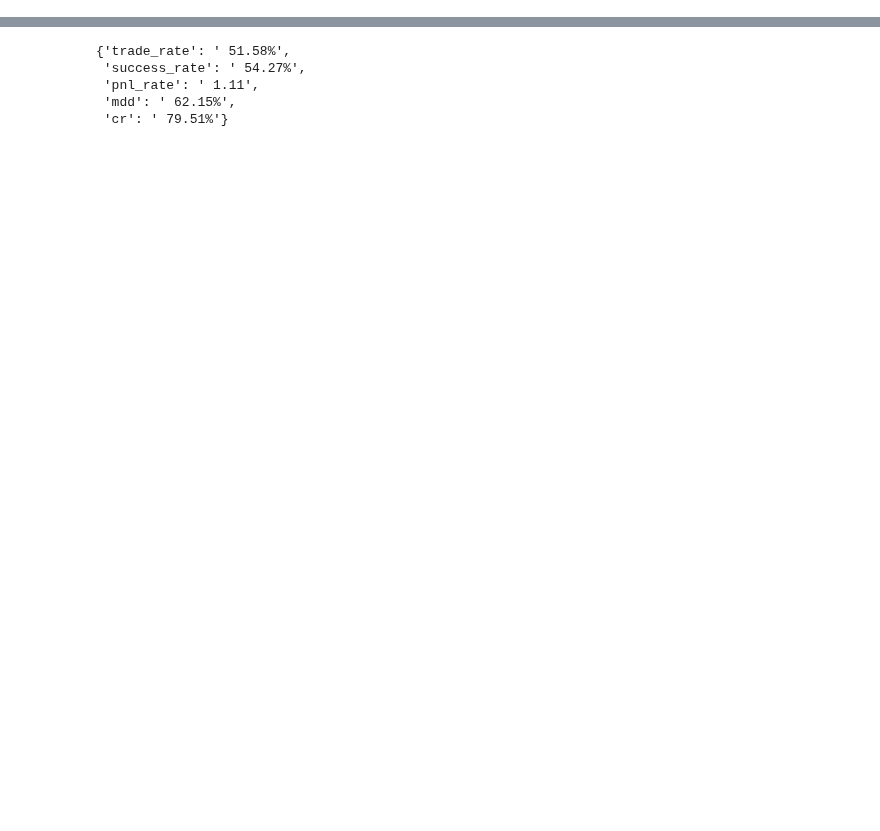
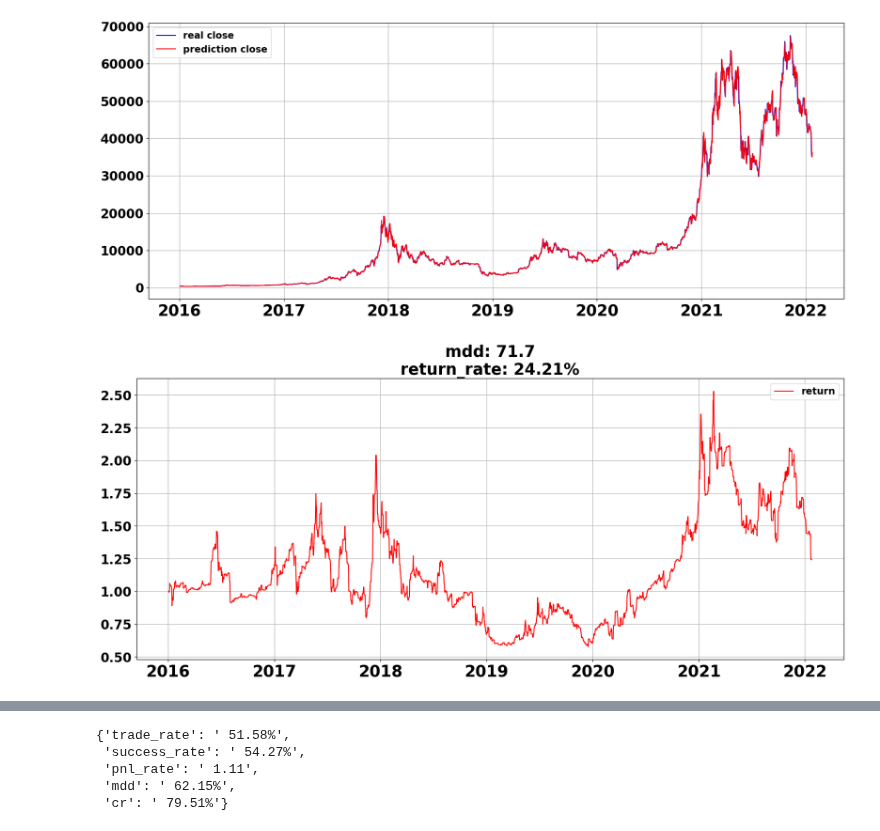
Before and after one commit to happysms/RuleBase-VS-TimeSeries-Algorithm, a Jupyter notebook: Arima/arima.ipynb, the cells around one changed output, grey strips where cells are left out. Drawn from its saved outputs; the diff is of its cells as text; code cells hidden in the pictures; blank space fills up the shorter version.

```diff
--- a/Arima/arima.ipynb
+++ b/Arima/arima.ipynb
@@ -209,0 +252,5 @@ result_df = backtest_arima_1h(df, 200, 24)
+# %%
+result_df_2 = backtest_arima_1h(df, 300, 1)
+# %% [output]
+[figure, added]
+[figure, added]
```
Also changed, not shown: parts of 16 cells of this notebook.
